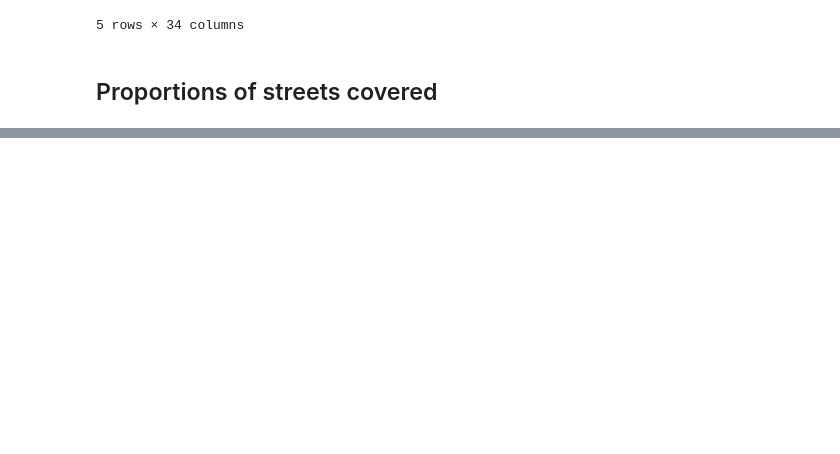
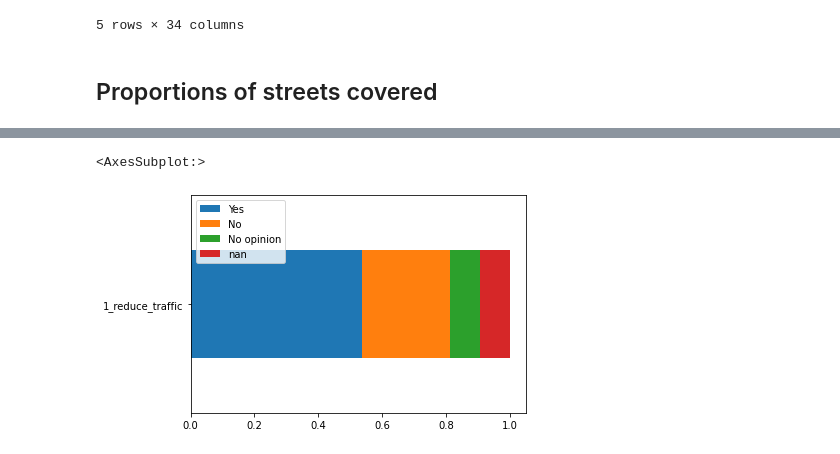
Before and after one commit to annarailton/littlemore_ltn_analysis, a Jupyter notebook: lpc_ltn_analysis.ipynb, the cells around one changed output, grey strips where cells are left out. Drawn from its saved outputs; the diff is of its cells as text; code cells hidden in the pictures; blank space fills up the shorter version.

```diff
--- a/lpc_ltn_analysis.ipynb
+++ b/lpc_ltn_analysis.ipynb
@@ -150,0 +170,7 @@ set(freq_count_by_street['street']).difference(set(coverage[coverage['num_respon
+# %%
+reduce_traffic_df = pd.DataFrame(df['1_reduce_traffic'].value_counts(dropna=False, normalize=True)).transpose()
+reduce_traffic_df.plot.barh(stacked=True)
+# TODO put labels and proportions on bar chart
+# %% [output]
+<AxesSubplot:>
+[figure, added]
```
Also changed, not shown: parts of 12 cells of this notebook.
